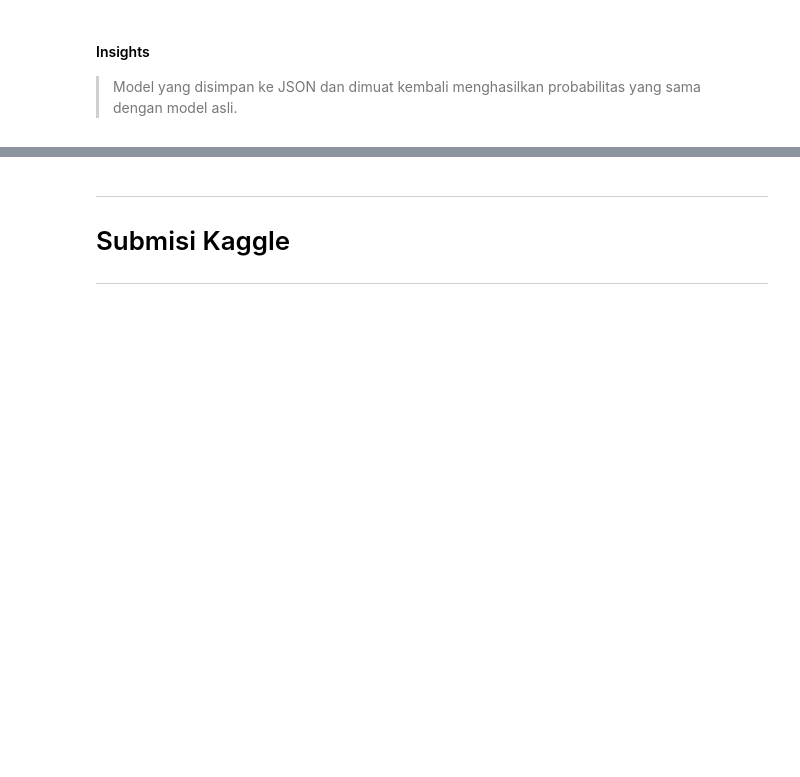
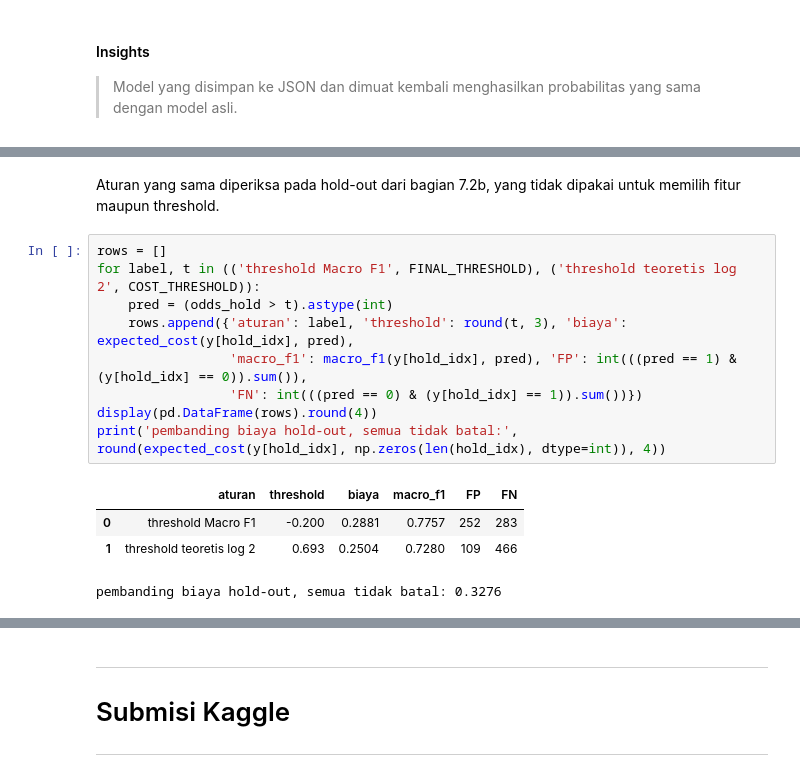
Before and after one commit to MAJIIDMN/IF3170_G04_TreeIsAllYouNeed, a Jupyter notebook: src/algoritma/nb/preprocessing_nb.ipynb, the cells around one changed output, grey strips where cells are left out. Drawn from its saved outputs; the diff is of its cells as text; blank space fills up the shorter version.

```diff
--- a/src/algoritma/nb/preprocessing_nb.ipynb
+++ b/src/algoritma/nb/preprocessing_nb.ipynb
@@ -1048,0 +1127,16 @@ prediksi model termuat identik: True
+# %% [markdown]
+Aturan yang sama diperiksa pada hold-out dari bagian 7.2b, yang tidak dipakai untuk memilih fitur maupun threshold.
+# %%
+rows = []
+for label, t in (('threshold Macro F1', FINAL_THRESHOLD), ('threshold teoretis log 2', COST_THRESHOLD)):
+    pred = (odds_hold > t).astype(int)
+    rows.append({'aturan': label, 'threshold': round(t, 3), 'biaya': expected_cost(y[hold_idx], pred),
+                 'macro_f1': macro_f1(y[hold_idx], pred), 'FP': int(((pred == 1) & (y[hold_idx] == 0)).sum()),
+                 'FN': int(((pred == 0) & (y[hold_idx] == 1)).sum())})
+display(pd.DataFrame(rows).round(4))
+print('pembanding biaya hold-out, semua tidak batal:', round(expected_cost(y[hold_idx], np.zeros(len(hold_idx), dtype=int)), 4))
+# %% [output]
+|  | aturan | threshold | biaya | macro_f1 | FP | FN |
+| 0 | threshold Macro F1 | -0.200 | 0.2881 | 0.7757 | 252 | 283 |
+| 1 | threshold teoretis log 2 | 0.693 | 0.2504 | 0.7280 | 109 | 466 |
+pembanding biaya hold-out, semua tidak batal: 0.3276
```
Also changed, not shown: parts of 12 cells of this notebook.
